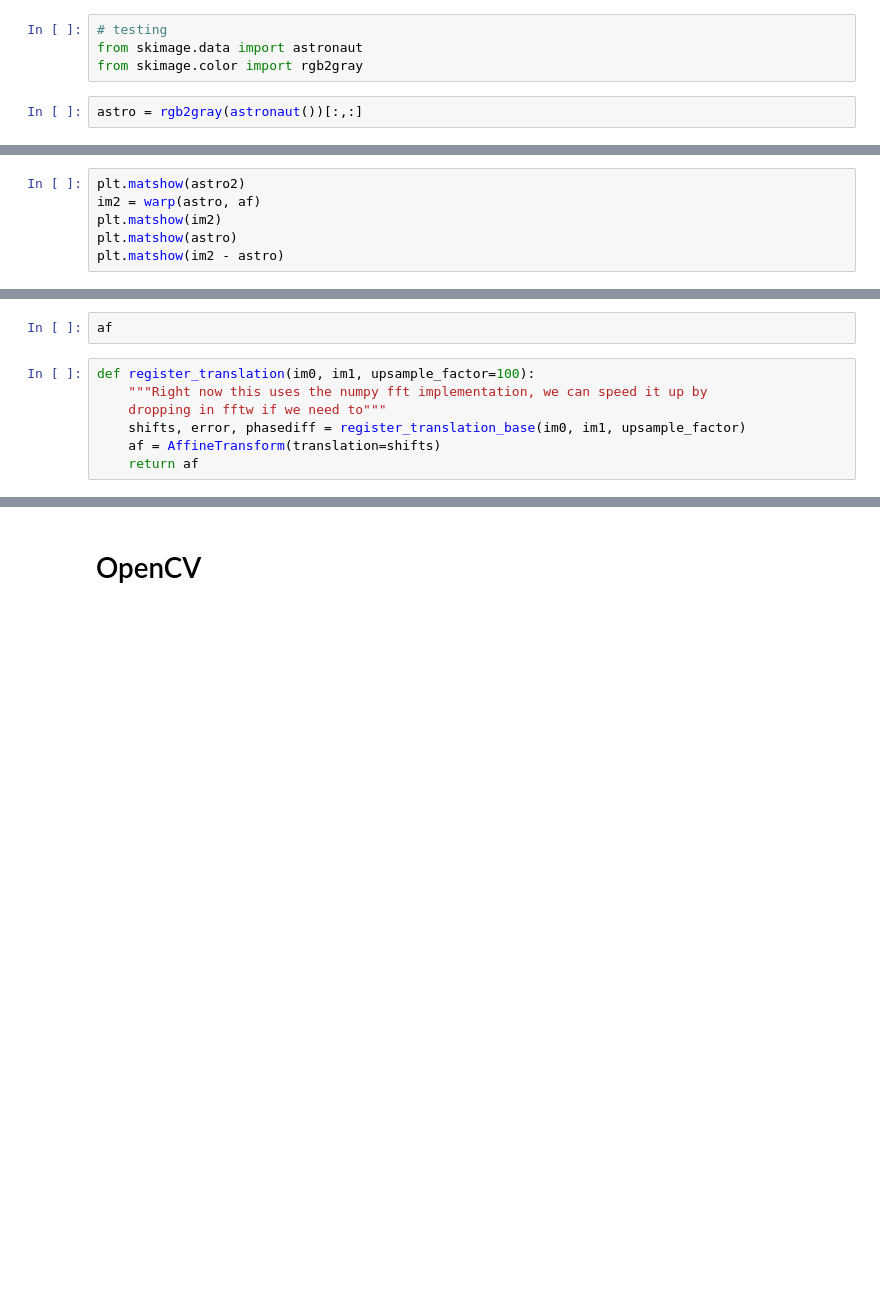
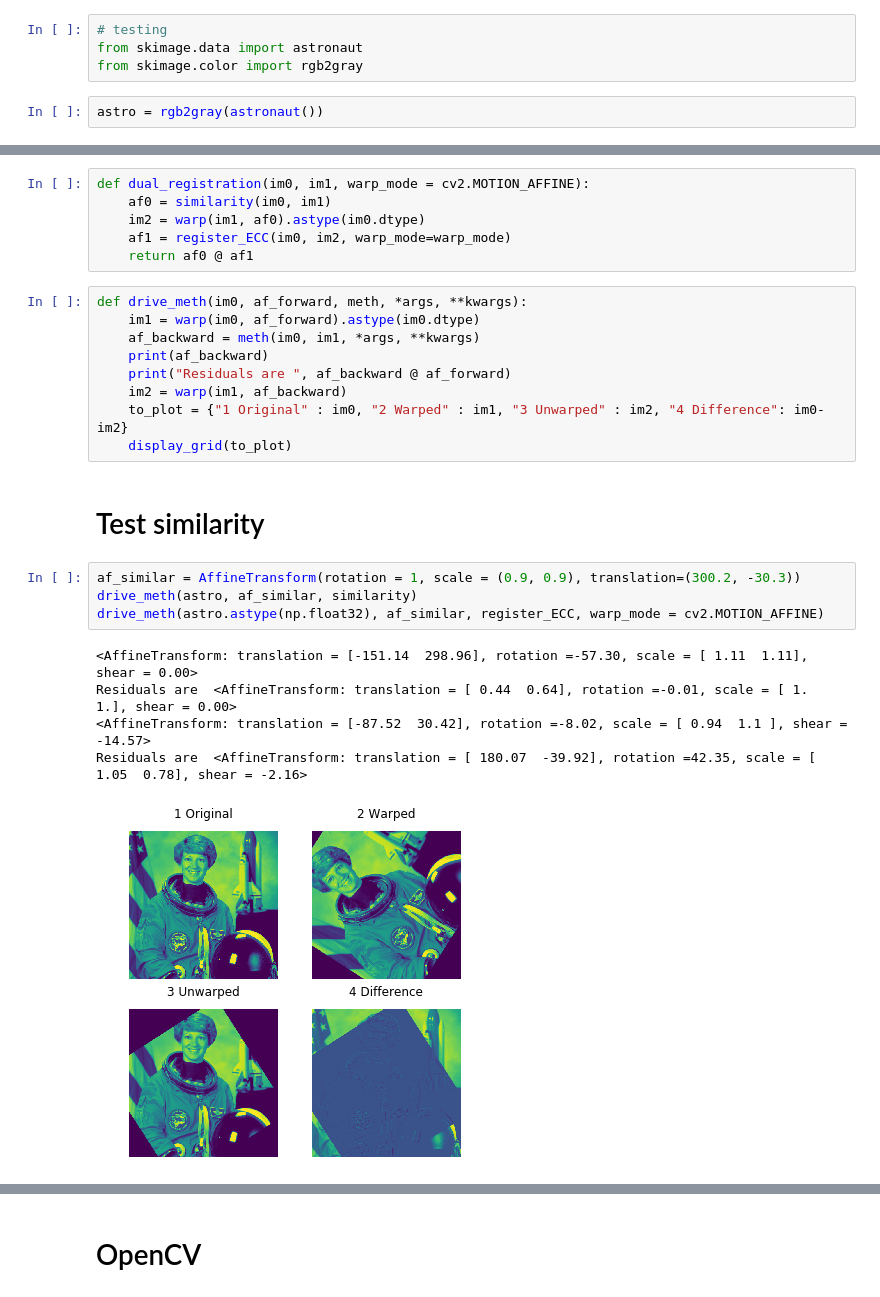
Before and after one commit to janelia-cellmap/FIB-SEM-Aligner, a Jupyter notebook: FIB-SEM Registration Dev.ipynb, the cells around one changed output, grey strips where cells are left out. Cells and saved outputs as stored; diff of their text form; blank space fills up the shorter version.

```diff
--- a/FIB-SEM Registration Dev.ipynb
+++ b/FIB-SEM Registration Dev.ipynb
@@ -41,6 +43,6 @@ assert af3 == af2 @ af1
 from skimage.data import astronaut
 from skimage.color import rgb2gray
 # %%
-astro = rgb2gray(astronaut())[:,:]
+astro = rgb2gray(astronaut())
 # %%
 plt.matshow(astro)
@@ -67,6 +60,0 @@ print(resid)
-# %%
-plt.matshow(astro2)
-im2 = warp(astro, af)
-plt.matshow(im2)
-plt.matshow(astro)
-plt.matshow(im2 - astro)
@@ -75,9 +61,27 @@ plt.matshow(astro)
-# %%
-af
-# %%
-def register_translation(im0, im1, upsample_factor=100):
-    """Right now this uses the numpy fft implementation, we can speed it up by
-    dropping in fftw if we need to"""
-    shifts, error, phasediff = register_translation_base(im0, im1, upsample_factor)
-    af = AffineTransform(translation=shifts)
-    return af
+# %%
+def dual_registration(im0, im1, warp_mode = cv2.MOTION_AFFINE):
+    af0 = similarity(im0, im1)
+    im2 = warp(im1, af0).astype(im0.dtype)
+    af1 = register_ECC(im0, im2, warp_mode=warp_mode)
+    return af0 @ af1
+# %%
+def drive_meth(im0, af_forward, meth, *args, **kwargs):
+    im1 = warp(im0, af_forward).astype(im0.dtype)
+    af_backward = meth(im0, im1, *args, **kwargs)
+    print(af_backward)
+    print("Residuals are ", af_backward @ af_forward)
+    im2 = warp(im1, af_backward)
+    to_plot = {"1 Original" : im0, "2 Warped" : im1, "3 Unwarped" : im2, "4 Difference": im0-im2}
+    display_grid(to_plot)
+# %% [markdown]
+# Test similarity
+# %%
+af_similar = AffineTransform(rotation = 1, scale = (0.9, 0.9), translation=(300.2, -30.3))
+drive_meth(astro, af_similar, similarity)
+drive_meth(astro.astype(np.float32), af_similar, register_ECC, warp_mode = cv2.MOTION_AFFINE)
+# %% [output]
+<AffineTransform: translation = [-151.14  298.96], rotation =-57.30, scale = [ 1.11  1.11], shear = 0.00>
+Residuals are  <AffineTransform: translation = [ 0.44  0.64], rotation =-0.01, scale = [ 1.  1.], shear = 0.00>
+<AffineTransform: translation = [-87.52  30.42], rotation =-8.02, scale = [ 0.94  1.1 ], shear = -14.57>
+Residuals are  <AffineTransform: translation = [ 180.07  -39.92], rotation =42.35, scale = [ 1.05  0.78], shear = -2.16>
+[figure, added]
```
Also changed, not shown: parts of 28 cells of this notebook, 1 other file.
